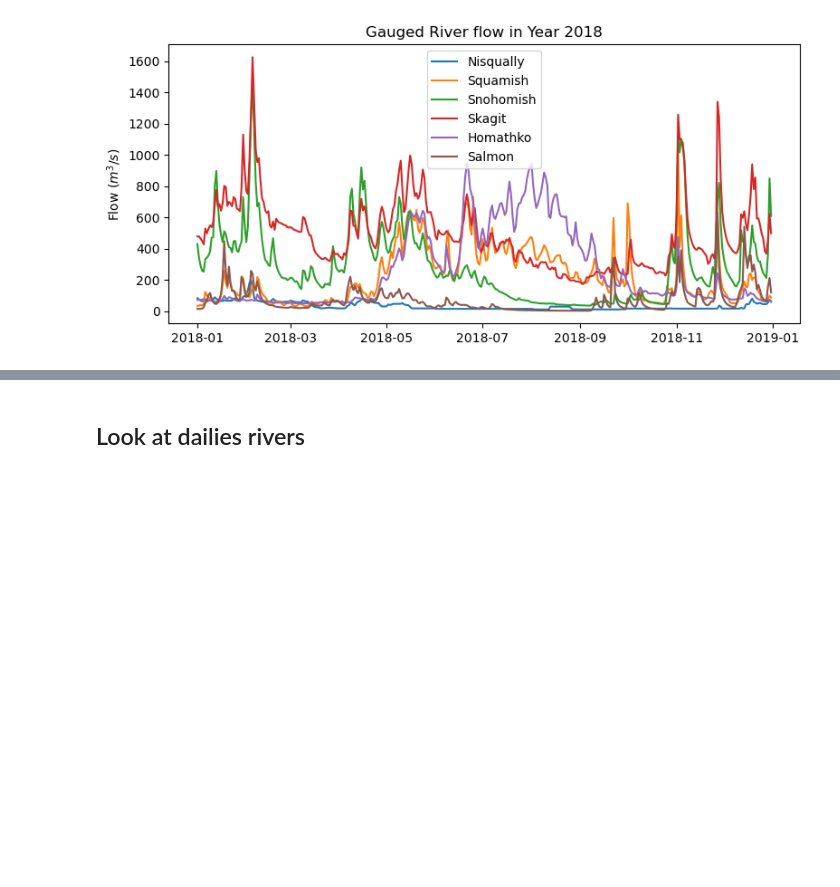
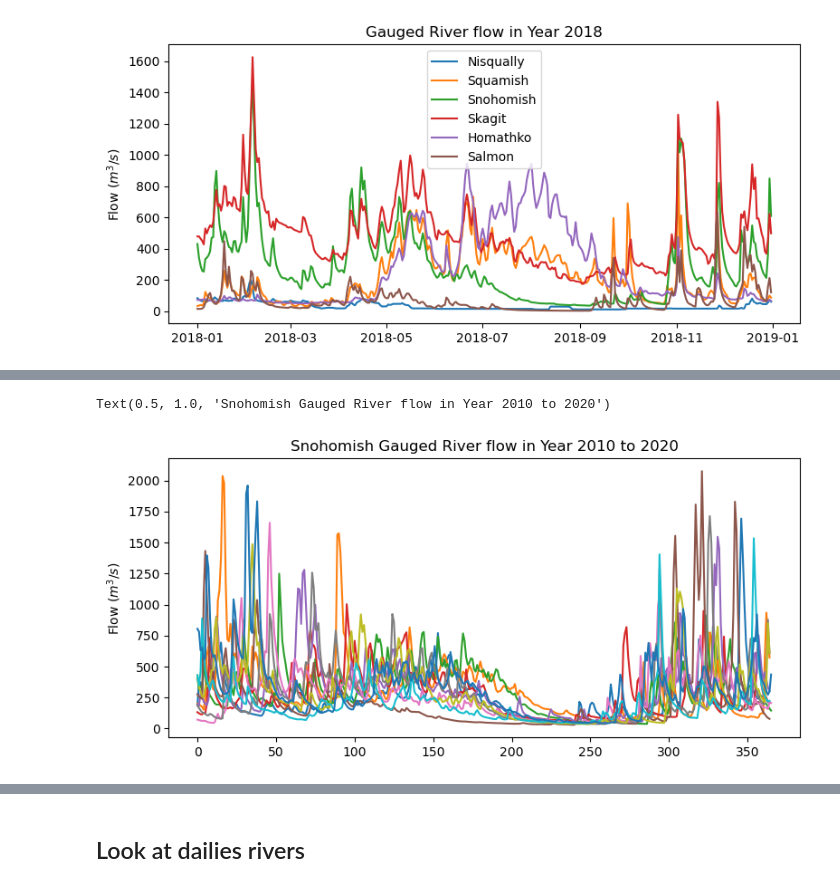
Before and after one commit to SalishSeaCast/analysis-cassidy, a Jupyter notebook: notebooks/compare_daily_river/compare_river_flows.ipynb, the cells around one changed output, grey strips where cells are left out. Drawn from its saved outputs; the diff is of its cells as text; code cells hidden in the pictures; blank space fills up the shorter version.

```diff
--- a/notebooks/compare_daily_river/compare_river_flows.ipynb
+++ b/notebooks/compare_daily_river/compare_river_flows.ipynb
@@ -59,0 +160,21 @@ plt.legend()
+# %%
+fig, ax = plt.subplots(1, 1, figsize=(9, 4))
+
+
+ax.plot(range(len(Snohomish[Snohomish['YYYY'] == 2010]['DISCHARGE'])), Snohomish[Snohomish['YYYY'] == 2010]['DISCHARGE'], label='2010')
+ax.plot(range(len(Snohomish[Snohomish['YYYY'] == 2011]['DateTime'])), Snohomish[Snohomish['YYYY'] == 2011]['DISCHARGE'], label='2011')
+ax.plot(range(len(Snohomish[Snohomish['YYYY'] == 2012]['DateTime'])), Snohomish[Snohomish['YYYY'] == 2012]['DISCHARGE'], label='2012')
+ax.plot(range(len(Snohomish[Snohomish['YYYY'] == 2013]['DateTime'])), Snohomish[Snohomish['YYYY'] == 2013]['DISCHARGE'], label='2013')
+ax.plot(range(len(Snohomish[Snohomish['YYYY'] == 2014]['DateTime'])), Snohomish[Snohomish['YYYY'] == 2014]['DISCHARGE'], label='2014')
+ax.plot(range(len(Snohomish[Snohomish['YYYY'] == 2015]['DateTime'])), Snohomish[Snohomish['YYYY'] == 2015]['DISCHARGE'], label='2015')
+ax.plot(range(len(Snohomish[Snohomish['YYYY'] == 2016]['DateTime'])), Snohomish[Snohomish['YYYY'] == 2016]['DISCHARGE'], label='2016')
+ax.plot(range(len(Snohomish[Snohomish['YYYY'] == 2017]['DateTime'])), Snohomish[Snohomish['YYYY'] == 2017]['DISCHARGE'], label='2017')
+ax.plot(range(len(Snohomish[Snohomish['YYYY'] == 2018]['DateTime'])), Snohomish[Snohomish['YYYY'] == 2018]['DISCHARGE'], label='2018')
+ax.plot(range(len(Snohomish[Snohomish['YYYY'] == 2019]['DateTime'])), Snohomish[Snohomish['YYYY'] == 2019]['DISCHARGE'], label='2019')
+ax.plot(range(len(Snohomish[Snohomish['YYYY'] == 2020]['DateTime'])), Snohomish[Snohomish['YYYY'] == 2020]['DISCHARGE'], label='2020')
+
+ax.set_ylabel(r'Flow ($m^3/s$)')
+ax.set_title('Snohomish Gauged River flow in Year 2010 to 2020')
+# %% [output]
+Text(0.5, 1.0, 'Snohomish Gauged River flow in Year 2010 to 2020')
+[figure, added]
```
Also changed, not shown: parts of 13 cells of this notebook.
